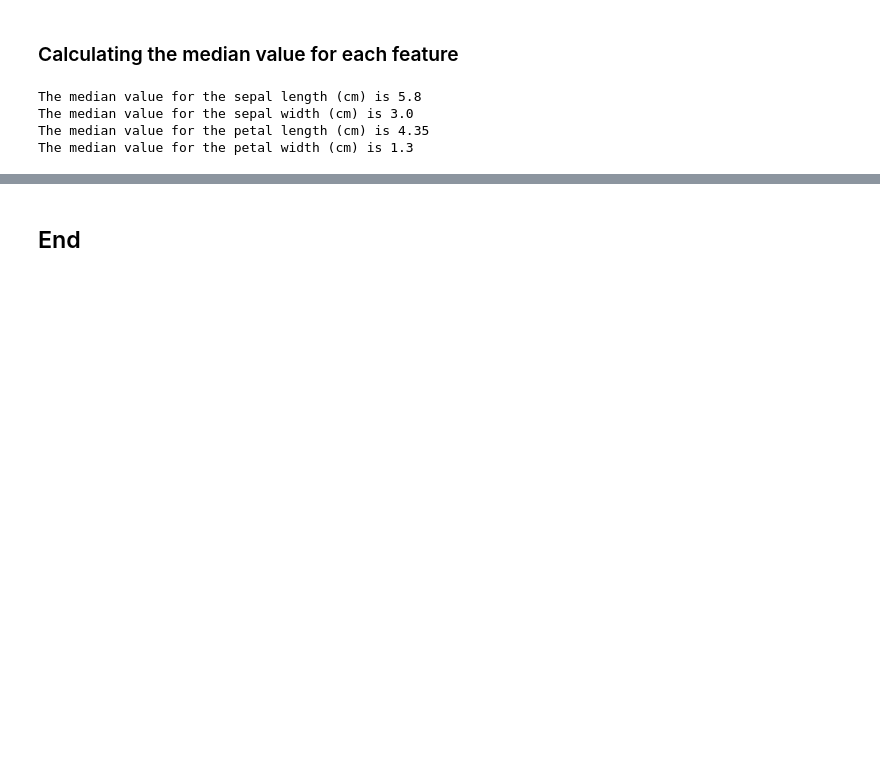
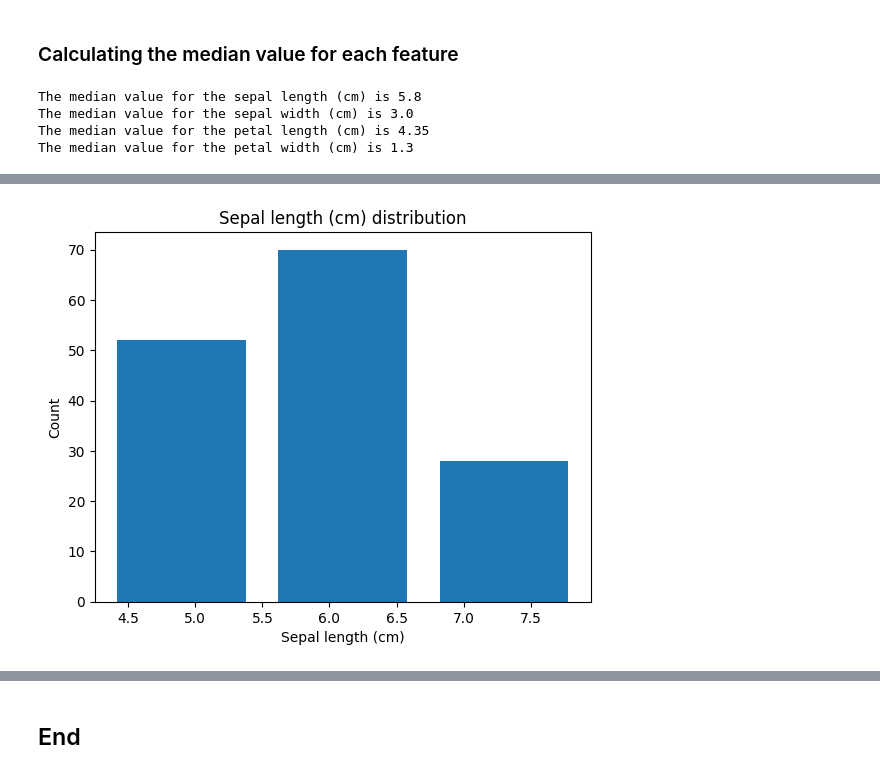
Before and after one commit to Fergus-dev/principles_of_data_analytics, a Jupyter notebook: tasks.ipynb, the cells around one changed output, grey strips where cells are left out. Cells and saved outputs as stored; diff of their text form; code cells hidden in the pictures; blank space fills up the shorter version.

Commit message:
Initial commit of task 4 work, visualising each feature with histograms using matplotlib

```diff
--- a/tasks.ipynb
+++ b/tasks.ipynb
@@ -270,0 +283,13 @@ The median value for the petal width (cm) is 1.3
+# %%
+import matplotlib
+from matplotlib import pyplot as plt
+
+iris_array_num_only = np.delete(iris_array, [1], axis=1)
+
+plt.hist(iris_array_num_only[:, 1], bins=3, rwidth=0.8)
+plt.xlabel('Sepal length (cm)')
+plt.ylabel('Count')
+plt.title('Sepal length (cm) distribution')
+plt.show()
+# %% [output]
+[figure, added]
```
Also changed, not shown: parts of 9 cells of this notebook.
